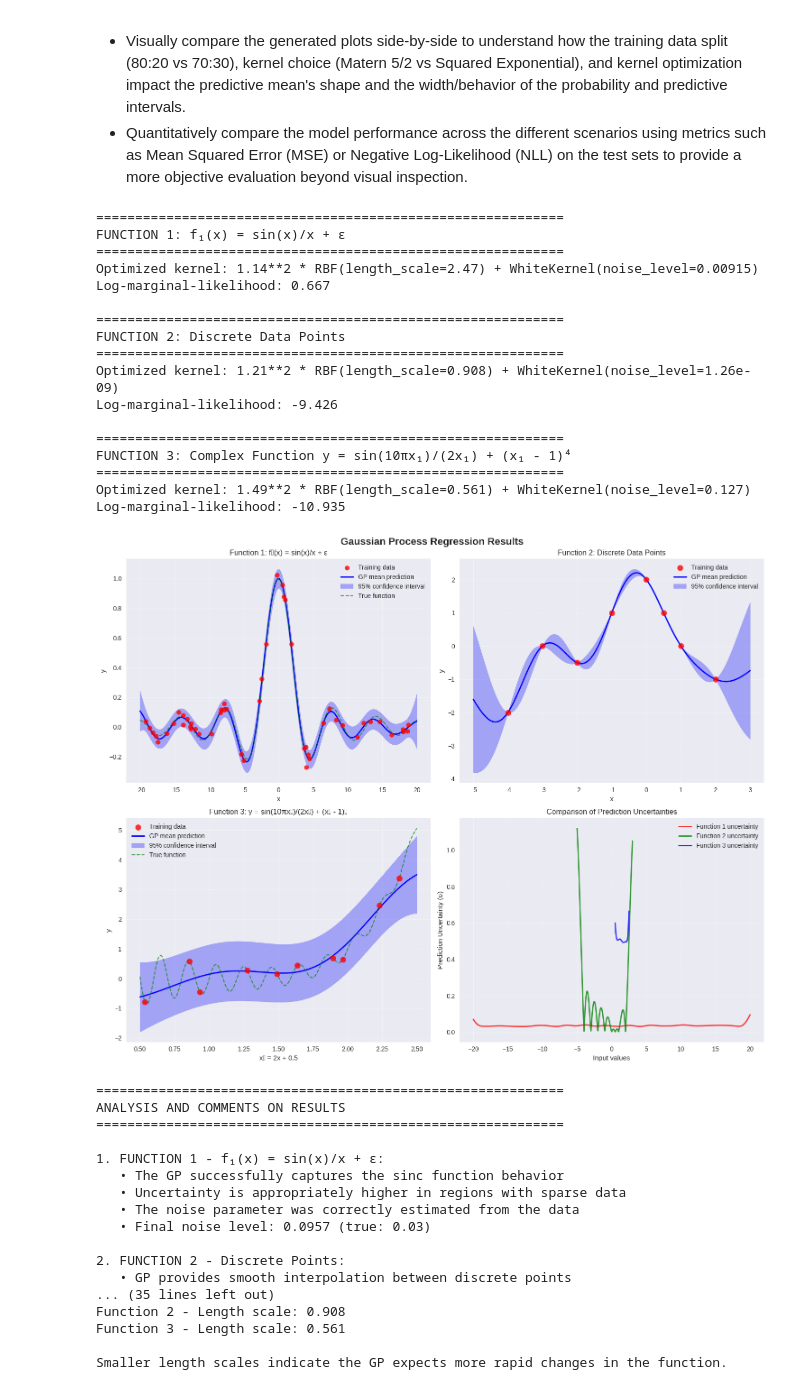
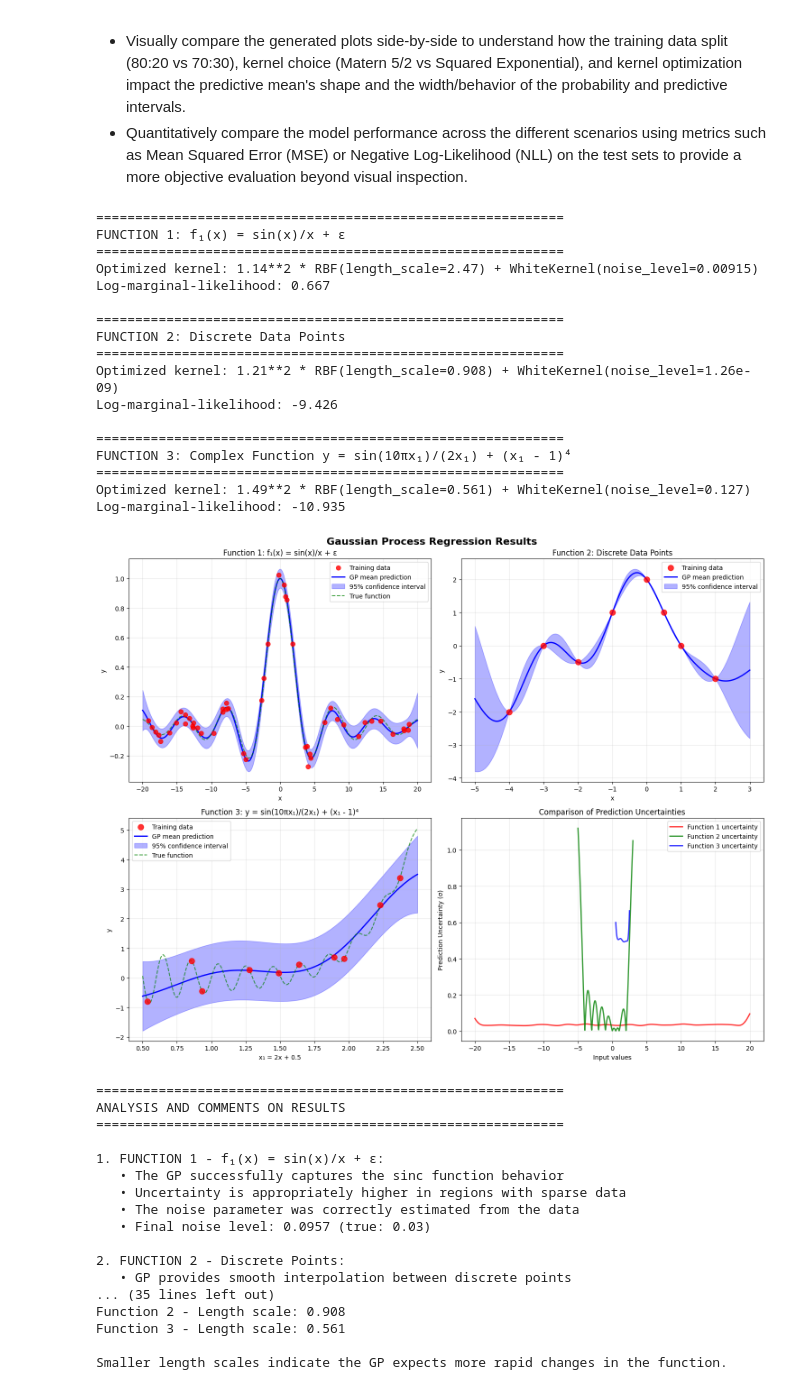
Before and after one commit to acesur/GP-Lab1, a Jupyter notebook: LAB_1_GP_.ipynb, the cells around one changed output. Saved outputs shown, nothing was run; the diff lists cells and outputs as text; code cells hidden in the pictures.

```diff
--- a/LAB_1_GP_.ipynb
+++ b/LAB_1_GP_.ipynb
@@ -861,7 +861,7 @@ from scipy.optimize import minimize
 import warnings
 warnings.filterwarnings('ignore')
 
-plt.style.use('seaborn-v0_8')
+plt.style.use('default')  # Use default style to avoid seaborn issues
 np.random.seed(42)
 
 # =============================================================================
@@ -1099,34 +1099,34 @@ print("• GP uncertainty naturally increases in regions with sparse data")
 print("• Complex oscillatory functions require more sophisticated kernels or more data")
 print("• The RBF kernel works well for smooth functions but may struggle with high-frequency components")
 print("• Noise modeling is crucial for realistic uncertainty estimates")
 
 # Additional kernel analysis
 print("\n" + "=" * 60)
 print("KERNEL ANALYSIS:")
 print("=" * 60)
 print(f"Function 1 - Length scale: {gp_1.kernel_.k1.k2.length_scale:.3f}")
 print(f"Function 2 - Length scale: {gp_2.kernel_.k1.k2.length_scale:.3f}")
 print(f"Function 3 - Length scale: {gp_3.kernel_.k1.k2.length_scale:.3f}")
 print("\nSmaller length scales indicate the GP expects more rapid changes in the function.")
 # %% [output]
 ============================================================
 FUNCTION 1: f₁(x) = sin(x)/x + ε
 ============================================================
 Optimized kernel: 1.14**2 * RBF(length_scale=2.47) + WhiteKernel(noise_level=0.00915)
 Log-marginal-likelihood: 0.667
 
 ============================================================
 FUNCTION 2: Discrete Data Points
 ============================================================
 Optimized kernel: 1.21**2 * RBF(length_scale=0.908) + WhiteKernel(noise_level=1.26e-09)
 Log-marginal-likelihood: -9.426
 
 ============================================================
 FUNCTION 3: Complex Function y = sin(10πx₁)/(2x₁) + (x₁ - 1)⁴
 ============================================================
 Optimized kernel: 1.49**2 * RBF(length_scale=0.561) + WhiteKernel(noise_level=0.127)
 Log-marginal-likelihood: -10.935
-[figure, old version]
+[figure, new version]
 ============================================================
 ANALYSIS AND COMMENTS ON RESULTS
 ============================================================
```
Also changed, not shown: parts of 6 cells of this notebook.
